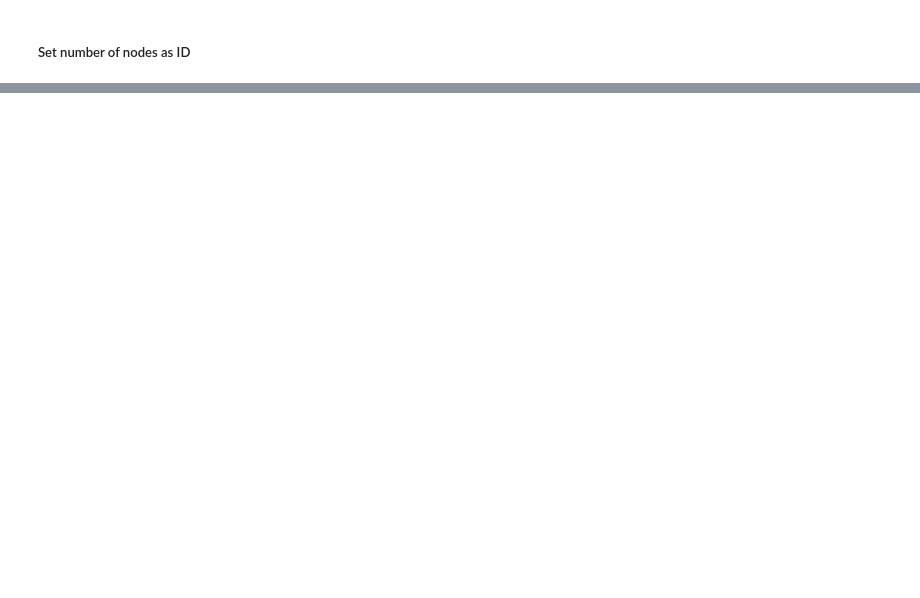
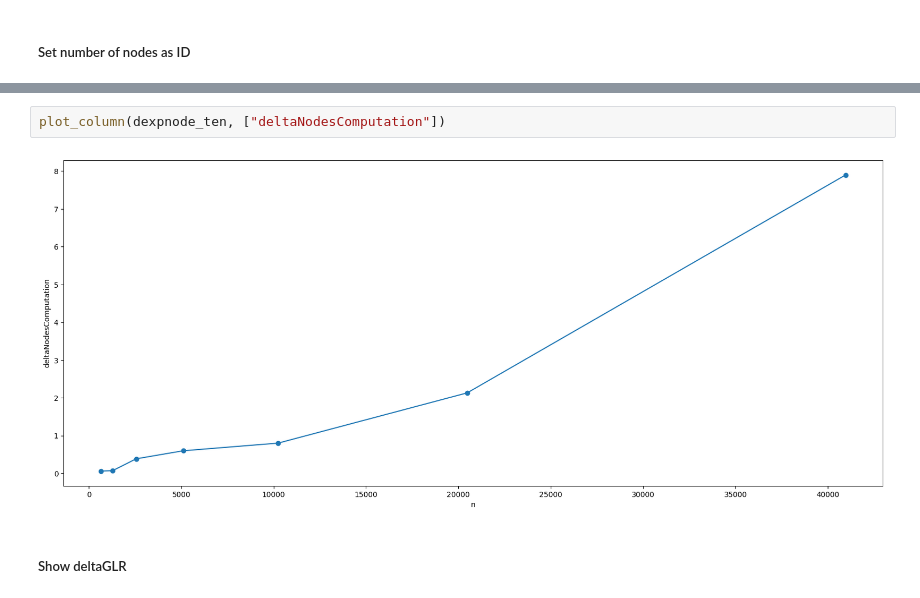
Before and after one commit to RobyBobby24/AlgorithmEngineering, a Jupyter notebook: analysis/double_experiment.ipynb, the cells around one changed output, grey strips where cells are left out. Drawn from its saved outputs; the diff is of its cells as text; blank space fills up the shorter version.

```diff
--- a/analysis/double_experiment.ipynb
+++ b/analysis/double_experiment.ipynb
@@ -352,0 +371,6 @@ plt.show()
+# %%
+plot_column(dexpnode_ten, ["deltaNodesComputation"])
+# %% [output]
+[figure, added]
+# %% [markdown]
+##### Show deltaGLR
```
Also changed, not shown: parts of 42 cells of this notebook.
